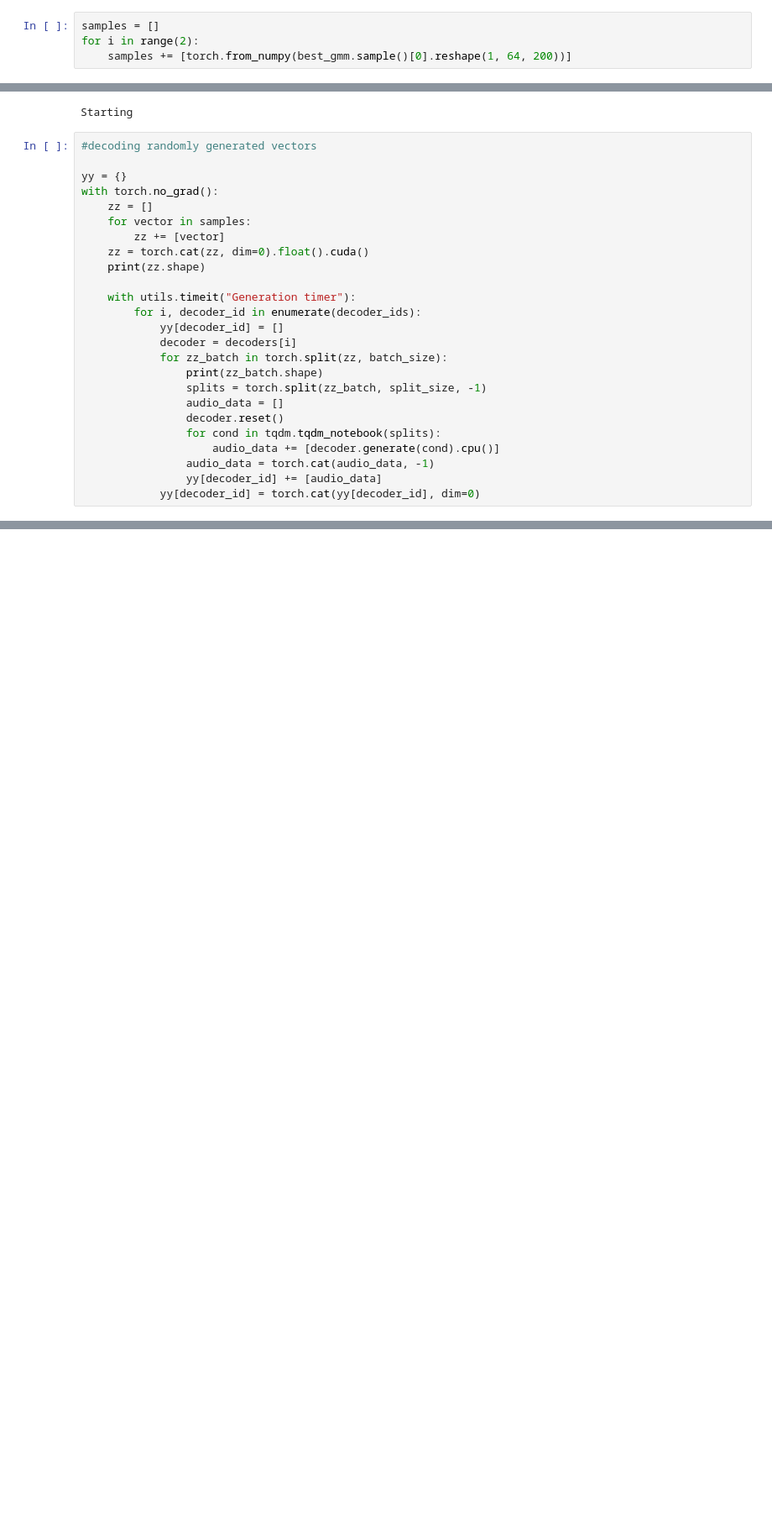
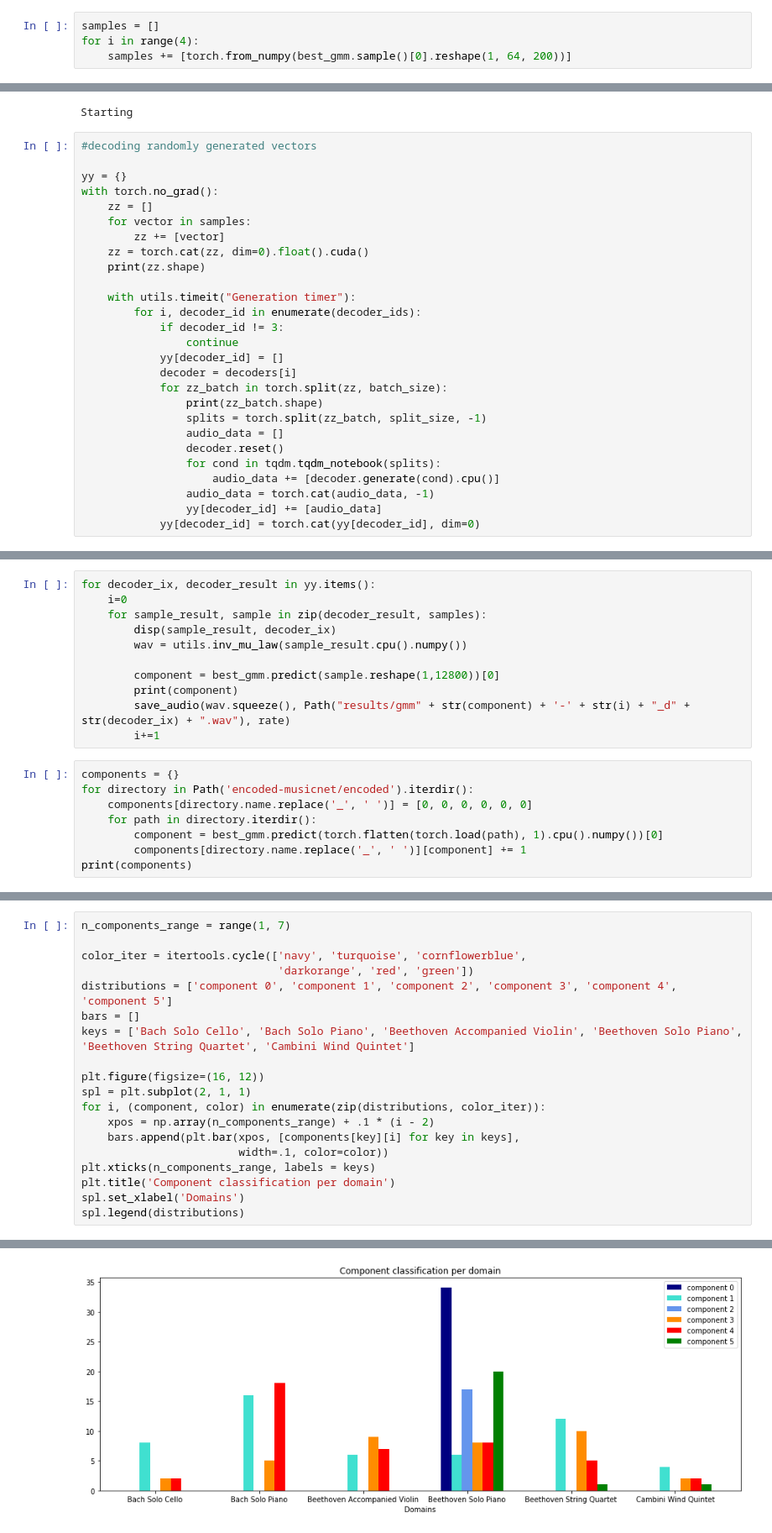
Before and after one commit to 18praveenb/orchestrator, a Jupyter notebook: latent-vectors/GaussianMixture.ipynb, the cells around one changed output, grey strips where cells are left out. Shown at 84% size. Drawn from its saved outputs; the diff is of its cells as text; blank space fills up the shorter version.

```diff
--- a/latent-vectors/GaussianMixture.ipynb
+++ b/latent-vectors/GaussianMixture.ipynb
@@ -56,6 +60,6 @@ for cv_type in cv_types:
 # %%
 samples = []
-for i in range(2):
+for i in range(4):
     samples += [torch.from_numpy(best_gmm.sample()[0].reshape(1, 64, 200))]
 # %%
 checkpoint = Path('../music-translation/checkpoints/pretrained_musicnet/bestmodel')
@@ -114,6 +118,8 @@ with torch.no_grad():
 
     with utils.timeit("Generation timer"):
         for i, decoder_id in enumerate(decoder_ids):
+            if decoder_id != 3:
+                continue
             yy[decoder_id] = []
             decoder = decoders[i]
             for zz_batch in torch.split(zz, batch_size):
@@ -132,0 +142,19 @@ Please use `tqdm.notebook.tqdm` instead of `tqdm.tqdm_notebook`
+# %%
+for decoder_ix, decoder_result in yy.items():
+    i=0
+    for sample_result, sample in zip(decoder_result, samples):
+        disp(sample_result, decoder_ix)
+        wav = utils.inv_mu_law(sample_result.cpu().numpy())
+
+        component = best_gmm.predict(sample.reshape(1,12800))[0]
+        print(component)
+        save_audio(wav.squeeze(), Path("results/gmm" + str(component) + '-' + str(i) + "_d" + str(decoder_ix) + ".wav"), rate)
+        i+=1
+# %%
+components = {}
+for directory in Path('encoded-musicnet/encoded').iterdir():
+    components[directory.name.replace('_', ' ')] = [0, 0, 0, 0, 0, 0]
+    for path in directory.iterdir():
+        component = best_gmm.predict(torch.flatten(torch.load(path), 1).cpu().numpy())[0]
+        components[directory.name.replace('_', ' ')][component] += 1
+print(components)
@@ -132,0 +163,20 @@ Please use `tqdm.notebook.tqdm` instead of `tqdm.tqdm_notebook`
+# %%
+n_components_range = range(1, 7)
+
+color_iter = itertools.cycle(['navy', 'turquoise', 'cornflowerblue',
+                              'darkorange', 'red', 'green'])
+distributions = ['component 0', 'component 1', 'component 2', 'component 3', 'component 4', 'component 5']
+bars = []
+keys = ['Bach Solo Cello', 'Bach Solo Piano', 'Beethoven Accompanied Violin', 'Beethoven Solo Piano', 'Beethoven String Quartet', 'Cambini Wind Quintet']
+
+plt.figure(figsize=(16, 12))
+spl = plt.subplot(2, 1, 1)
+for i, (component, color) in enumerate(zip(distributions, color_iter)):
+    xpos = np.array(n_components_range) + .1 * (i - 2)
+    bars.append(plt.bar(xpos, [components[key][i] for key in keys],
+                        width=.1, color=color))
+plt.xticks(n_components_range, labels = keys)
+plt.title('Component classification per domain')
+spl.set_xlabel('Domains')
+spl.legend(distributions)
+# %% [output]
@@ -132,0 +184 @@ Please use `tqdm.notebook.tqdm` instead of `tqdm.tqdm_notebook`
+[figure, added]
```
Also changed, not shown: parts of 7 cells of this notebook.
